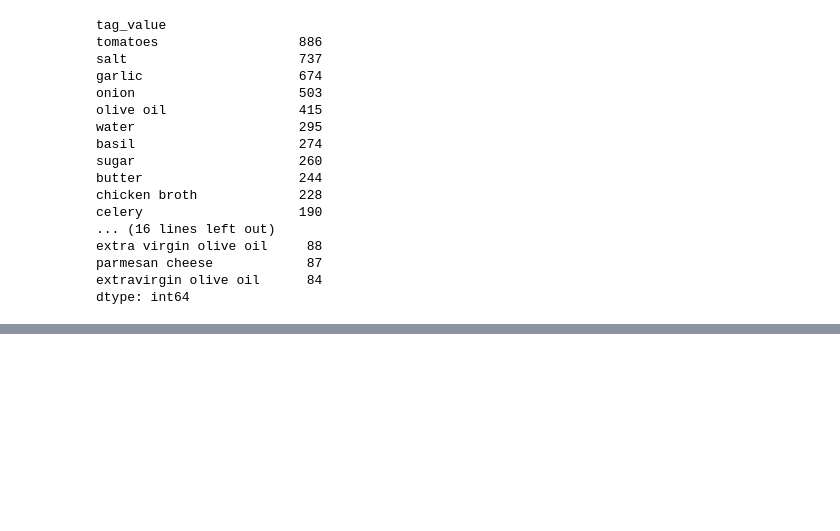
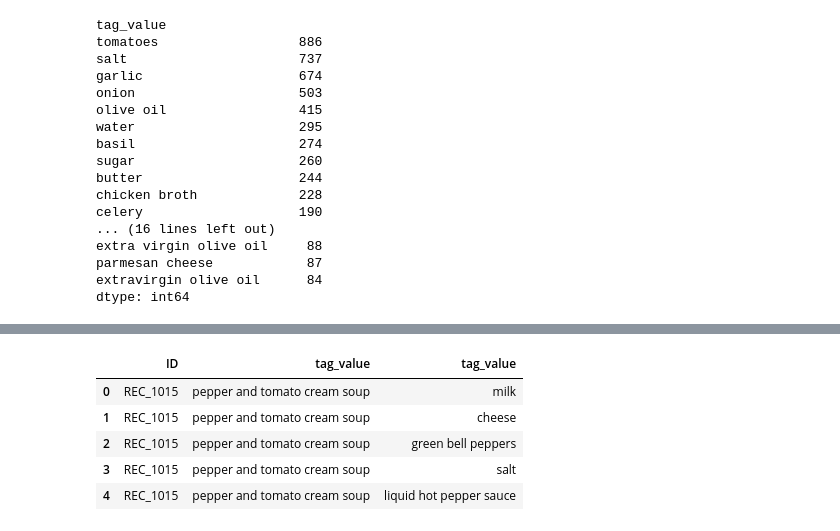
Before and after one commit to fenna/ingredient_landscape, a Jupyter notebook: EDA3.ipynb, the cells around one changed output, grey strips where cells are left out. Saved outputs shown, nothing was run; the diff lists cells and outputs as text; code cells hidden in the pictures; blank space fills up the shorter version.

```diff
--- a/EDA3.ipynb
+++ b/EDA3.ipynb
@@ -91,0 +92,9 @@ freq.plot(kind="bar", title = "ingredient frequencies of tomato soup");
+# %%
+df_tomato_soup_ner.head()
+# %% [output]
+|  | ID | tag_value | tag_value |
+| 0 | REC_1015 | pepper and tomato cream soup | milk |
+| 1 | REC_1015 | pepper and tomato cream soup | cheese |
+| 2 | REC_1015 | pepper and tomato cream soup | green bell peppers |
+| 3 | REC_1015 | pepper and tomato cream soup | salt |
+| 4 | REC_1015 | pepper and tomato cream soup | liquid hot pepper sauce |
```
Also changed, not shown: parts of 7 cells of this notebook.
